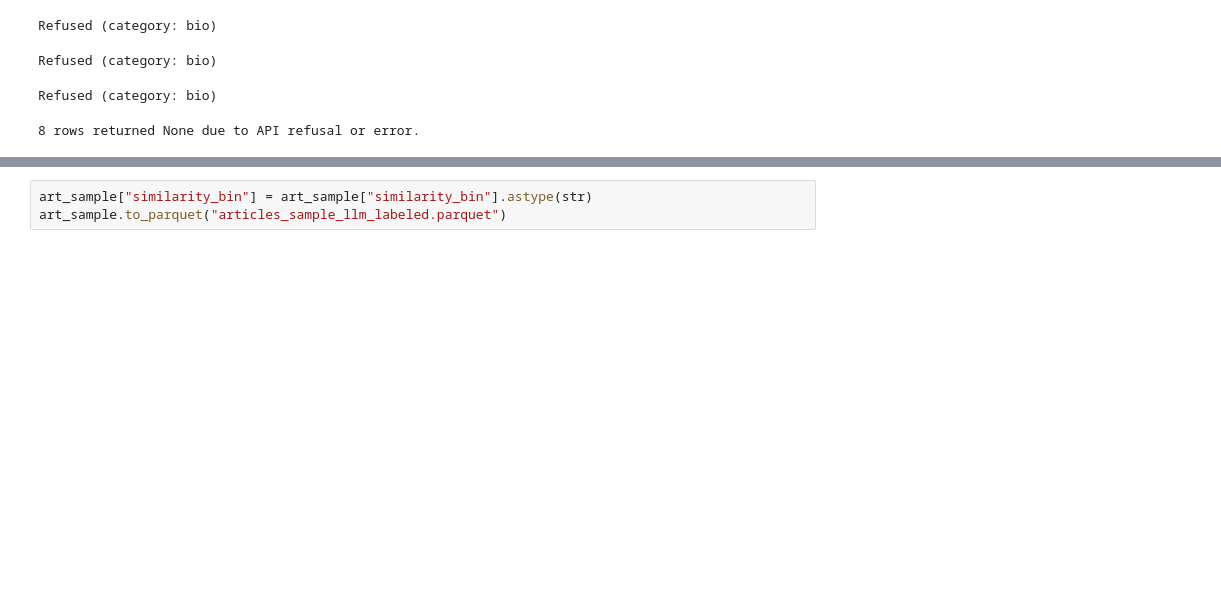
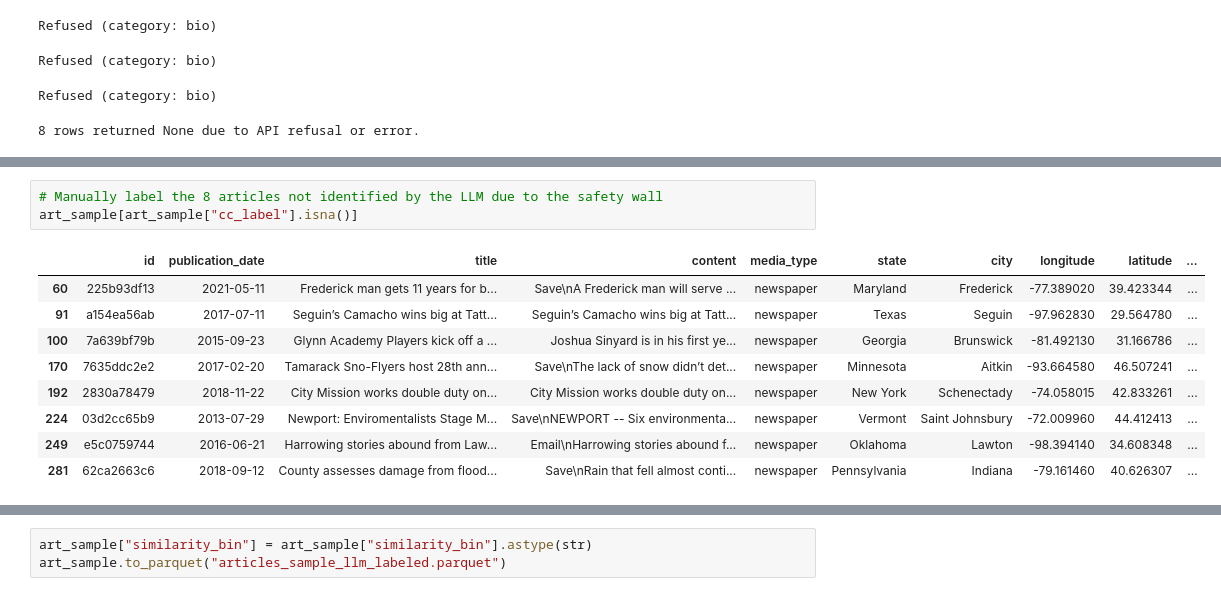
Before and after one commit to itsvarshini/5650-local-news-and-climate-change, a Jupyter notebook: code/text_analysis.ipynb, the cells around one changed output, grey strips where cells are left out. Drawn from its saved outputs; the diff is of its cells as text; blank space fills up the shorter version.

```diff
--- a/code/text_analysis.ipynb
+++ b/code/text_analysis.ipynb
@@ -377,0 +376,13 @@ Refused (category: bio)
+# %%
+# Manually label the 8 articles not identified by the LLM due to the safety wall
+art_sample[art_sample["cc_label"].isna()]
+# %% [output]
+|  | id | publication_date | title | content | media_type | state | city | longitude | latitude | ... |
+| 60 | 225b93df13 | 2021-05-11 | Frederick man gets 11 years for b... | Save\nA Frederick man will serve ... | newspaper | Maryland | Frederick | -77.389020 | 39.423344 | ... |
+| 91 | a154ea56ab | 2017-07-11 | Seguin’s Camacho wins big at Tatt... | Seguin’s Camacho wins big at Tatt... | newspaper | Texas | Seguin | -97.962830 | 29.564780 | ... |
+| 100 | 7a639bf79b | 2015-09-23 | Glynn Academy Players kick off a ... | Joshua Sinyard is in his first ye... | newspaper | Georgia | Brunswick | -81.492130 | 31.166786 | ... |
+| 170 | 7635ddc2e2 | 2017-02-20 | Tamarack Sno-Flyers host 28th ann... | Save\nThe lack of snow didn’t det... | newspaper | Minnesota | Aitkin | -93.664580 | 46.507241 | ... |
+| 192 | 2830a78479 | 2018-11-22 | City Mission works double duty on... | City Mission works double duty on... | newspaper | New York | Schenectady | -74.058015 | 42.833261 | ... |
+| 224 | 03d2cc65b9 | 2013-07-29 | Newport: Enviromentalists Stage M... | Save\nNEWPORT -- Six environmenta... | newspaper | Vermont | Saint Johnsbury | -72.009960 | 44.412413 | ... |
+| 249 | e5c0759744 | 2016-06-21 | Harrowing stories abound from Law... | Email\nHarrowing stories abound f... | newspaper | Oklahoma | Lawton | -98.394140 | 34.608348 | ... |
+| 281 | 62ca2663c6 | 2018-09-12 | County assesses damage from flood... | Save\nRain that fell almost conti... | newspaper | Pennsylvania | Indiana | -79.161460 | 40.626307 | ... |
```
Also changed, not shown: parts of 31 cells of this notebook.
